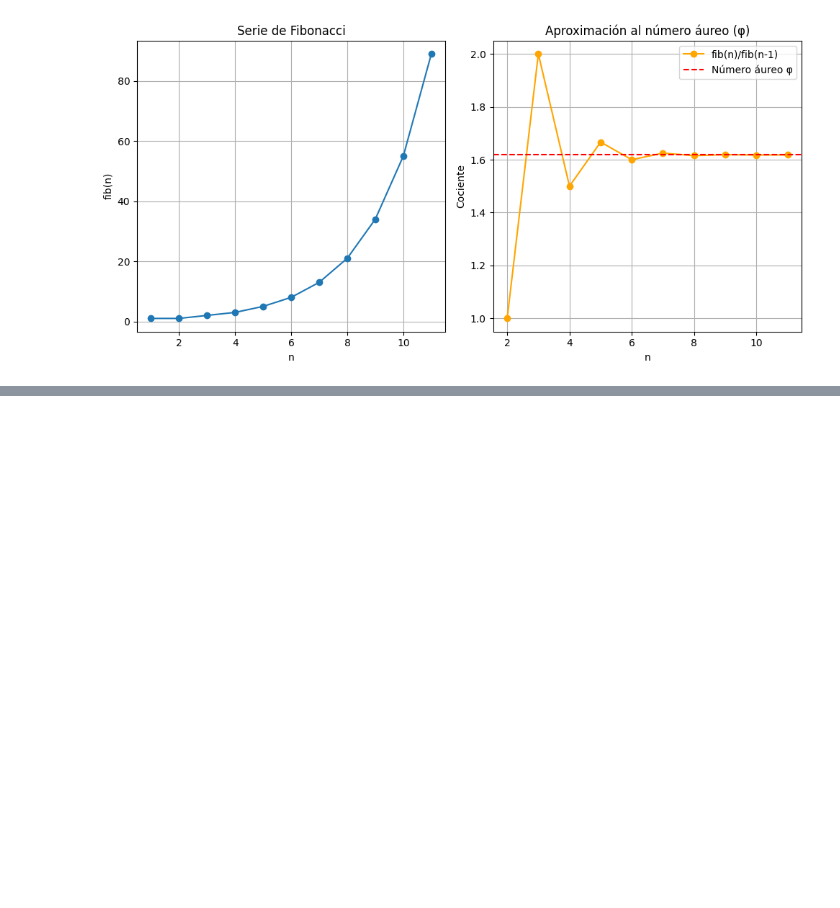
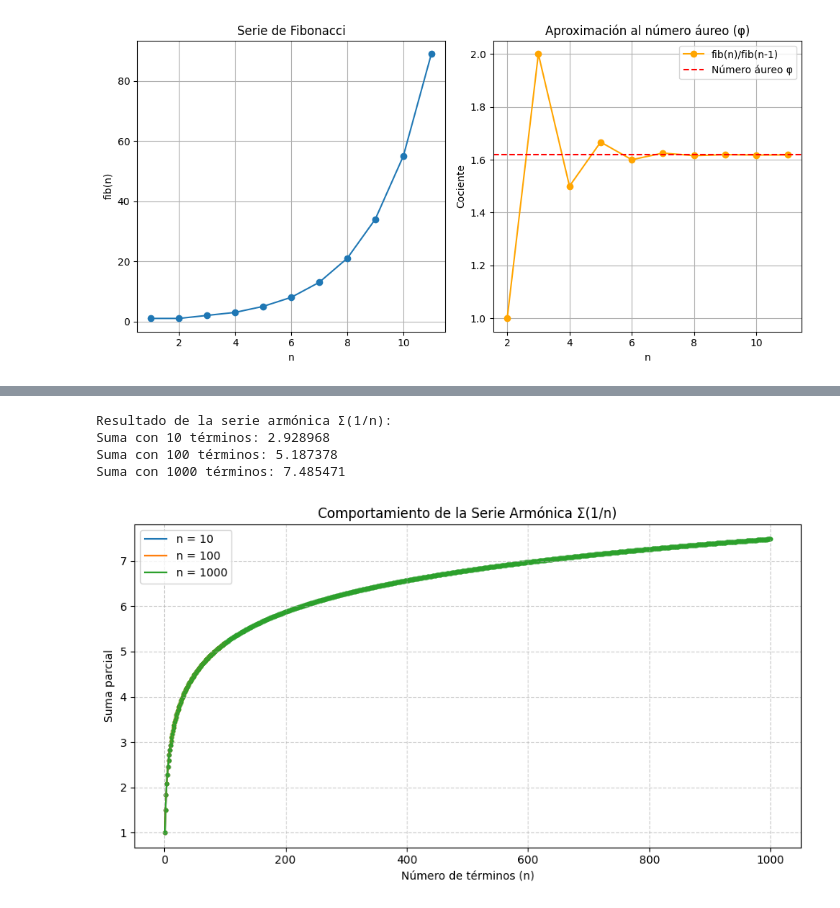
Before and after one commit to Chrissisx/TALLER-01_METODOS-NUMERICOS, a Jupyter notebook: Taller01.ipynb, the cells around one changed output, grey strips where cells are left out. Drawn from its saved outputs; the diff is of its cells as text; code cells hidden in the pictures; blank space fills up the shorter version.

Commit message:
:hammer: Ejercicio 04 y graficas

```diff
--- a/Taller01.ipynb
+++ b/Taller01.ipynb
@@ -353,0 +441,59 @@ plt.show()
+# %%
+def Ejercicio04(n_max):
+
+    suma = 0
+    for n in range(1, n_max + 1):
+        suma += 1/n
+    return suma
+
+# Suma para diferentes números de términos
+n_valores = [10, 100, 1000, 10000, 100000, 1000000]
+
+print("Resultado de la serie armónica Σ(1/n):")
+for n in n_valores:
+    resultado = Ejercicio04(n)
+    print(f"Suma con {n} términos: {resultado:.6f}")
+
+
+# El resultado de la serie armónica diverge, lo que significa que a medida que n aumenta, la suma se aproxima a infinito.
+# %%
+import matplotlib.pyplot as plt
+
+def Ejercicio04(n_max):
+    suma = 0
+    valores = []  # guardamos las sumas parciales
+    for n in range(1, n_max + 1):
+        suma += 1 / n
+        valores.append(suma)
+    return valores
+
+# Valores de n a evaluar
+n_valores = [10, 100, 1000]
+
+print("Resultado de la serie armónica Σ(1/n):")
+for n in n_valores:
+    resultado = Ejercicio04(n)[-1]
+    print(f"Suma con {n} términos: {resultado:.6f}")
+
+# Graficar las sumas parciales
+plt.figure(figsize=(9, 5))
+
+for n in n_valores:
+    y = Ejercicio04(n)
+    x = range(1, n + 1)
+    plt.plot(x, y, label=f'n = {n}', linewidth=1.5)  # línea
+    plt.scatter(x, y, s=10)  # puntos
+
+plt.title("Comportamiento de la Serie Armónica Σ(1/n)")
+plt.xlabel("Número de términos (n)")
+plt.ylabel("Suma parcial")
+plt.legend()
+plt.grid(True, linestyle='--', alpha=0.6)
+plt.tight_layout()
+plt.show()
+# %% [output]
+Resultado de la serie armónica Σ(1/n):
+Suma con 10 términos: 2.928968
+Suma con 100 términos: 5.187378
+Suma con 1000 términos: 7.485471
+[figure, added]
```
Also changed, not shown: parts of 5 cells of this notebook, 1 other file.
